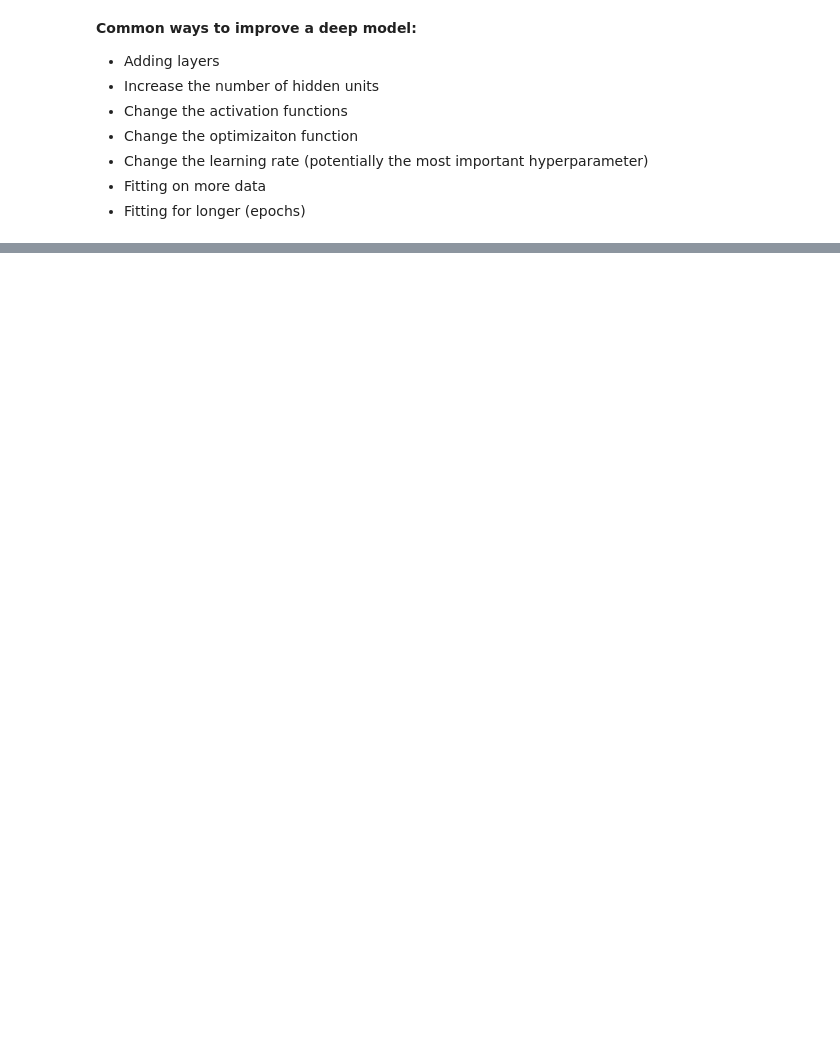
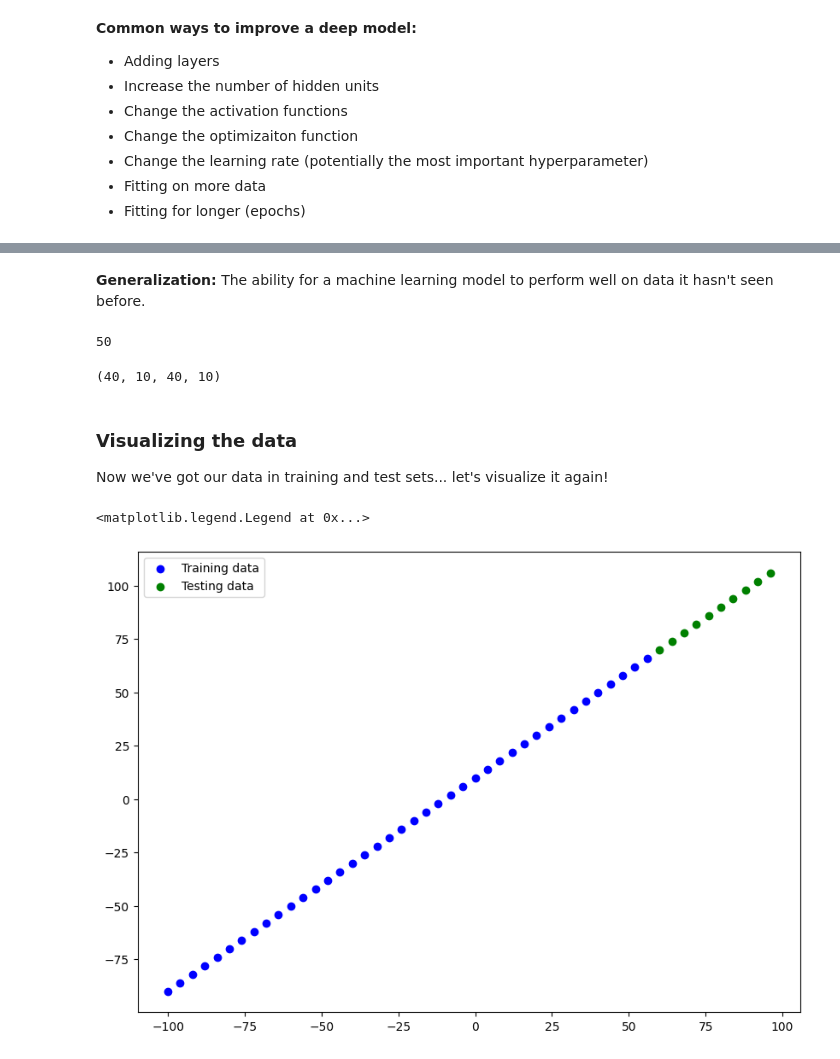
Before and after one commit to mehmetzorlu/tensowflow_bootcamp, a Jupyter notebook: 01_neural_network_regression_with_tensorflow.ipynb, the cells around one changed output, grey strips where cells are left out. Saved outputs shown, nothing was run; the diff lists cells and outputs as text; code cells hidden in the pictures; blank space fills up the shorter version.

```diff
--- a/01_neural_network_regression_with_tensorflow.ipynb
+++ b/01_neural_network_regression_with_tensorflow.ipynb
@@ -409,0 +462,32 @@ array([[27.779736]], dtype=float32)
+# %% [markdown]
+**Generalization:** The ability for a machine learning model to perform well on data it hasn't seen before.
+# %%
+# Check the length of how many samples we have
+len(X)
+# %% [output]
+50
+# %%
+# Split the data into train and test sets
+X_train = X[:40] # first 40 are taining samples (80% of the data)
+y_train = y[:40]
+
+X_test = X[40:] # last 10 are testing samples (20% of the data)
+y_test = y[40:]
+
+len(X_train), len(X_test), len(y_train), len(y_test)
+# %% [output]
+(40, 10, 40, 10)
+# %% [markdown]
+### Visualizing the data
+Now we've got our data in training and test sets... let's visualize it again!
+# %%
+plt.figure(figsize=(10, 7))
+# Plot training data in blue
+plt.scatter(X_train, y_train, c="b", label="Training data")
+# Plot test data in greem
+plt.scatter(X_test, y_test, c="g", label="Testing data")
+# Show a legend
+plt.legend()
+# %% [output]
+<matplotlib.legend.Legend at 0x...>
+[figure, added]
```
Also changed, not shown: parts of 21 cells of this notebook.
